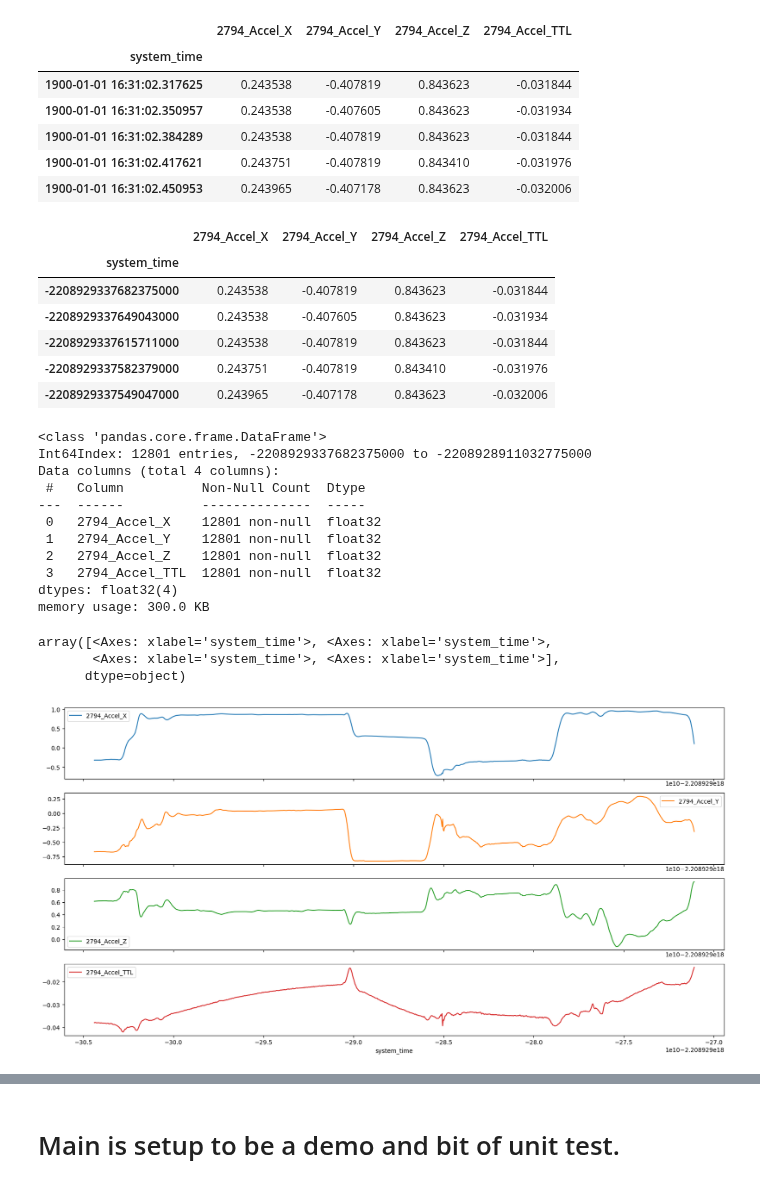
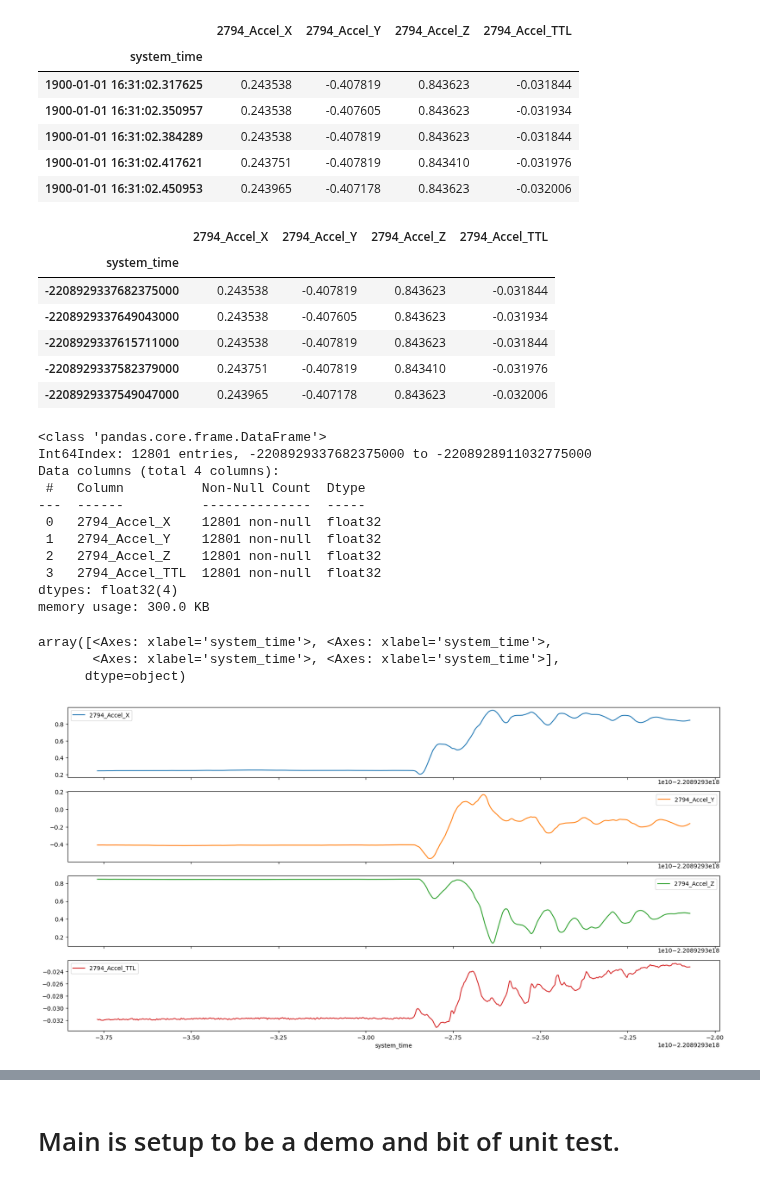
Before and after one commit to imics-lab/load_data_time_series, a Jupyter notebook: ADL/CMU-kitchen/CMU-MoCap-load-dataset.ipynb, the cells around one changed output, grey strips where cells are left out. Drawn from its saved outputs; the diff is of its cells as text; code cells hidden in the pictures.

```diff
--- a/ADL/CMU-kitchen/CMU-MoCap-load-dataset.ipynb
+++ b/ADL/CMU-kitchen/CMU-MoCap-load-dataset.ipynb
@@ -248,6 +248,8 @@ def get_cmu_imu_df(sub_key = 'S07'):
     if verbose:
         print('df_labels.head()')
         display(df_labels.head())
+        print('df_labels.tail()')
+        display(df_labels.tail())
 
     df_time_sync['label'] = df_time_sync['frame_number'].apply(assign_label, offset=subject_starting_frame)
 
@@ -278,9 +280,10 @@ def get_cmu_imu_df(sub_key = 'S07'):
             df_temp, sensor_id = process_data_file(file_path, archive)
             df_main = merge_dataframes(df_main, df_temp)
 
+    # This is the start of additional code Lee added.
     # Minor conversions to match IR1 format
     df_main.set_index('system_time',inplace=True) # make datetime indexed
-    df_main.drop(['frame_number'], axis=1, inplace=True)
+    #df_main.drop(['frame_number'], axis=1, inplace=True)
 
     # Add subject number to dataframe
     sub_num = int(sub_key[1:]) # get rid of leading S and make int
@@ -295,8 +298,6 @@ def get_cmu_imu_df(sub_key = 'S07'):
     if verbose:
         print("get_ir1_from_dir found these float64 cols - changing to float32")
         print(float64_cols)
-    # Next line gives a key length error - not sure why, and the loop works.
-    # ir1_df[float64_cols] = ir1_df[float64_cols].astype('float32')
     for i in float64_cols:
         df_main[i] = df_main[i].astype('float32')
     # Explicitly type the label columns to category.
@@ -368,6 +376,6 @@ None
 # %%
-def get_magnitude(df_xyz, unit_subtract = 0):
-    """Converts Cartisian component values into vector length
+def get_magnitude(df_xyz, unit_subtract = 0.0):
+    """Converts Cartesian component values into vector length
     params:
     df_xyz = a dataframe with 3 columns representing x, y, z values
     unit_subtract = float used to convert to removed accel due to gravity (1 or 9.8 typically)
@@ -387,7 +395,7 @@ def get_magnitude(df_xyz, unit_subtract = 0):
     return df_ttl
 if interactive:
     df_temp = df[['2794_Accel_X', '2794_Accel_Y', '2794_Accel_Z']]
-    df_mag = get_magnitude(df_temp, unit_subtract = 1)
+    df_mag = get_magnitude(df_temp, unit_subtract = 1.0)
     df_mag.columns = ['2794_Accel_TTL']
     df_all = pd.concat([df_temp, df_mag], axis = 1)
     display(df_all.head())
@@ -402,29 +410,29 @@ if interactive:
 # %%
 # the datetimeindex plotting is super slow, much faster if converted to int64
 df_all.index = pd.to_numeric(df_all.index, errors='coerce')
 display(df_all.head())
 df_all.info()
-df_all.iloc[999:1999].plot(subplots=True, figsize=(20, 10)) # yay Pandas
+df_all.iloc[0:17*30].plot(subplots=True, figsize=(20, 10)) # yay Pandas
 # %% [output]
 |  | 2794_Accel_X | 2794_Accel_Y | 2794_Accel_Z | 2794_Accel_TTL |
 | system_time |  |  |  |  |
 | -2208929337682375000 | 0.243538 | -0.407819 | 0.843623 | -0.031844 |
 | -2208929337649043000 | 0.243538 | -0.407605 | 0.843623 | -0.031934 |
 | -2208929337615711000 | 0.243538 | -0.407819 | 0.843623 | -0.031844 |
 | -2208929337582379000 | 0.243751 | -0.407819 | 0.843410 | -0.031976 |
 | -2208929337549047000 | 0.243965 | -0.407178 | 0.843623 | -0.032006 |
 <class 'pandas.core.frame.DataFrame'>
 Int64Index: 12801 entries, -2208929337682375000 to -2208928911032775000
 Data columns (total 4 columns):
  #   Column          Non-Null Count  Dtype
 ---  ------          --------------  -----
  0   2794_Accel_X    12801 non-null  float32
  1   2794_Accel_Y    12801 non-null  float32
  2   2794_Accel_Z    12801 non-null  float32
  3   2794_Accel_TTL  12801 non-null  float32
 dtypes: float32(4)
 memory usage: 300.0 KB
 array([<Axes: xlabel='system_time'>, <Axes: xlabel='system_time'>,
        <Axes: xlabel='system_time'>, <Axes: xlabel='system_time'>],
       dtype=object)
-[figure, old version]
+[figure, new version]
```
Also changed, not shown: parts of 3 cells of this notebook.
